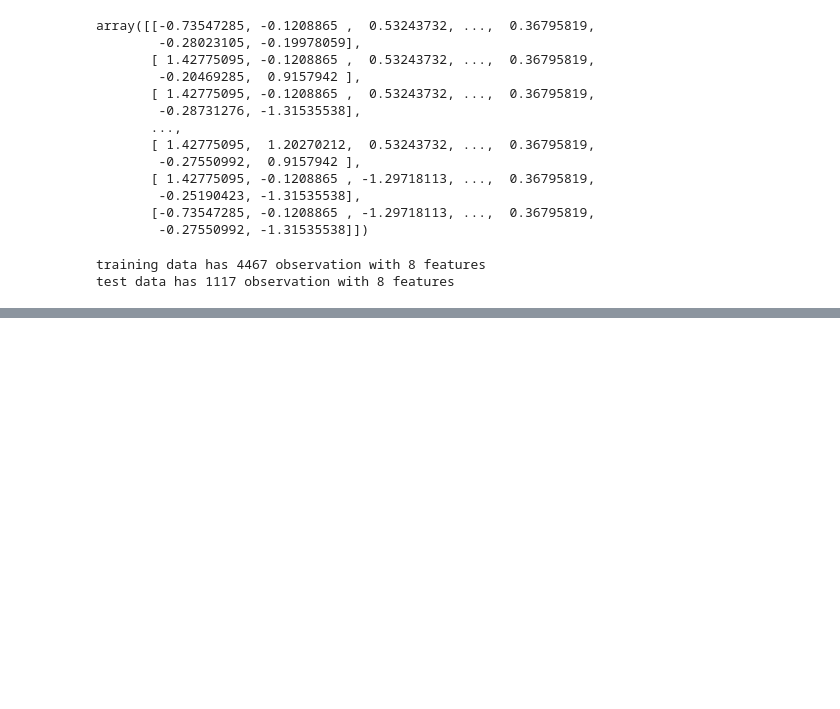
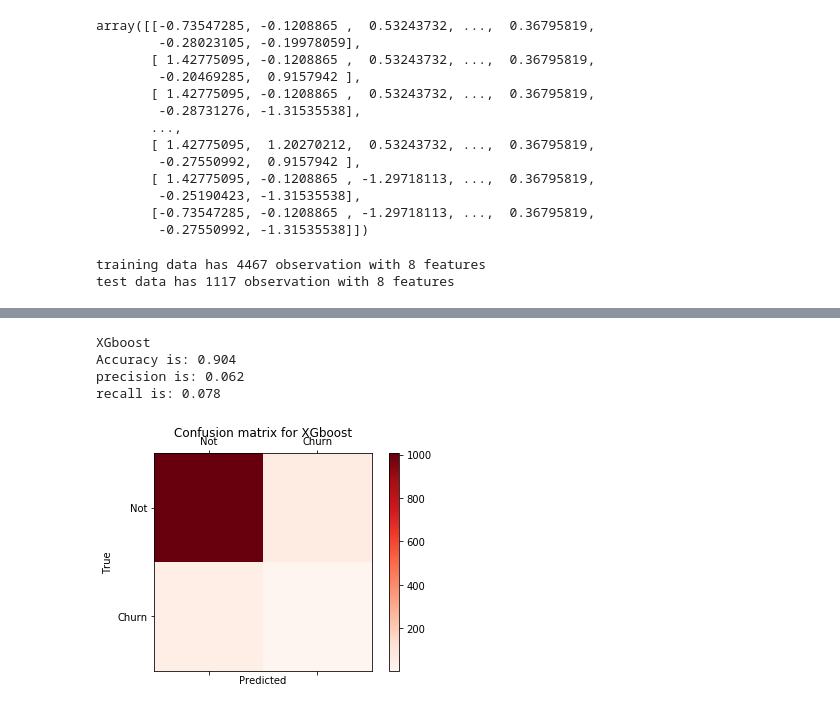
Before and after one commit to skyblueutd/ChurnPrediction, a Jupyter notebook: Churn.ipynb, the cells around one changed output, grey strips where cells are left out. Cells and saved outputs as stored; diff of their text form; code cells hidden in the pictures; blank space fills up the shorter version.

```diff
--- a/Churn.ipynb
+++ b/Churn.ipynb
@@ -486,0 +553,16 @@ instrument_type_first_traded: 0.0357
+# %%
+#XGboost
+import xgboost as xgb
+import lightgbm as lgb
+import catboost
+clf = xgb.XGBClassifier(
+        n_estimators=500,
+        max_depth=9,
+        learning_rate=0.05,
+        subsample=0.9,
+        colsample_bytree=0.9,
+        gamma = 0.2,
+        alpha = 4,
+        tree_method='hist')
+# %%
+clf.fit(X_train, y_train)
@@ -486,0 +577,11 @@ instrument_type_first_traded: 0.0357
+# %%
+confusion_matrices = [
+    ("XGboost", confusion_matrix(y_test,clf.predict(X_test)))]
+
+draw_confusion_matrices(confusion_matrices)
+# %% [output]
+XGboost
+Accuracy is: 0.904
+precision is: 0.062
+recall is: 0.078
+[figure, added]
```
Also changed, not shown: parts of 32 cells of this notebook.
